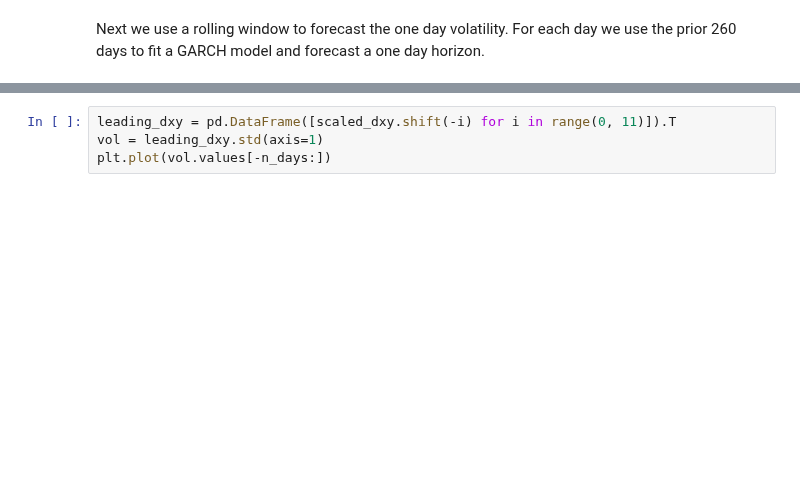
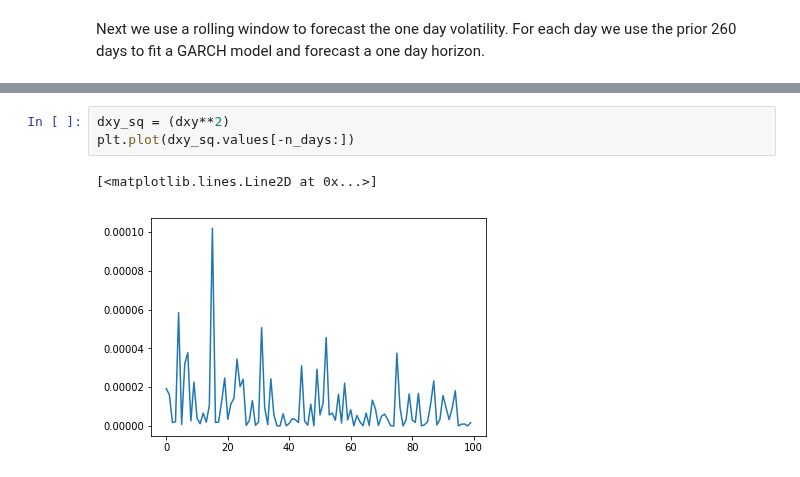
Before and after one commit to fintechsteve/modeling-volatility, a Jupyter notebook: Part_05a_Understanding_GARCH_Estimation.ipynb, the cells around one changed output, grey strips where cells are left out. Saved outputs shown, nothing was run; the diff lists cells and outputs as text; blank space fills up the shorter version.

```diff
--- a/Part_05a_Understanding_GARCH_Estimation.ipynb
+++ b/Part_05a_Understanding_GARCH_Estimation.ipynb
@@ -130,4 +182,6 @@ Next we can compare with future two week volatility.
-# %%
-leading_dxy = pd.DataFrame([scaled_dxy.shift(-i) for i in range(0, 11)]).T
-vol = leading_dxy.std(axis=1)
-plt.plot(vol.values[-n_days:])
+# %%
+dxy_sq = (dxy**2)
+plt.plot(dxy_sq.values[-n_days:])
+# %% [output]
+[<matplotlib.lines.Line2D at 0x...>]
+[figure, added]
```
Also changed, not shown: parts of 10 cells of this notebook, 3 other files.
